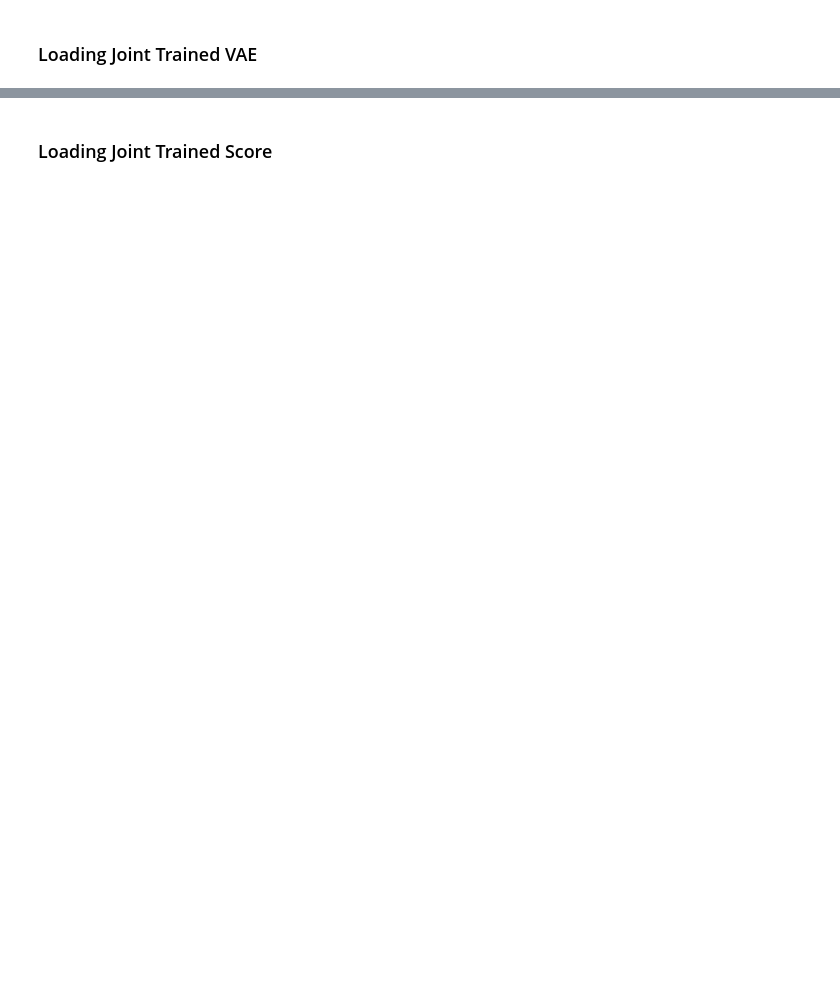
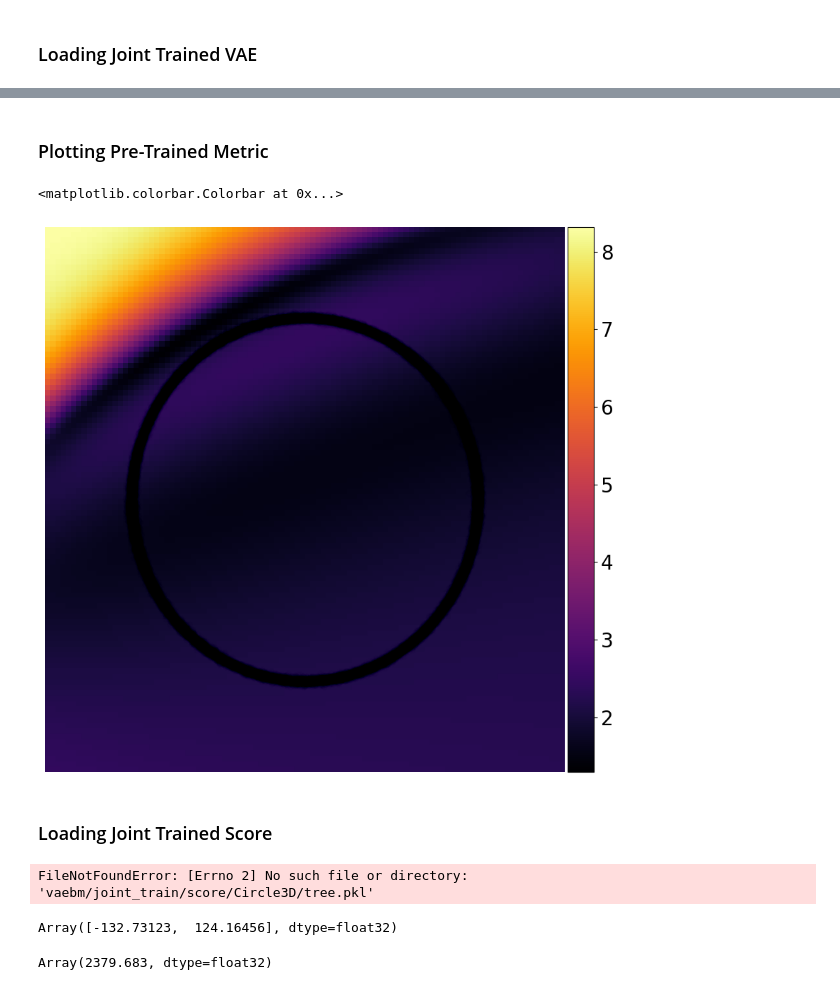
Before and after one commit to FrederikMR/score_diffusion_mean, a Jupyter notebook: vaebm.ipynb, the cells around one changed output, grey strips where cells are left out. Saved outputs shown, nothing was run; the diff lists cells and outputs as text; code cells hidden in the pictures; blank space fills up the shorter version.

```diff
--- a/vaebm.ipynb
+++ b/vaebm.ipynb
@@ -262,0 +289,2 @@ fig.colorbar(m, cax=cax, orientation='vertical', format=cbformat)#, cax=cax)
+# %% [markdown]
+### Plotting Pre-Trained Metric
@@ -263,2 +295,30 @@ fig.colorbar(m, cax=cax, orientation='vertical', format=cbformat)#, cax=cax)
+# %%
+X = jnp.transpose(jnp.stack((X1,X2, jnp.zeros_like(X1))), (1,2,0))
+# %%
+mu_zx = vmap(lambda x1: vmap(lambda x2: vae_apply_fn(vae_state.params, x2, vae_state.rng_key, vae_state.state_val).mu_zx)(x1))(X).squeeze()
+# %%
+g = vmap(lambda x1: vmap(lambda x2: Gvae_apply_fn(vae_state.params, x2, vae_state.rng_key, vae_state.state_val))(x1))(mu_zx).squeeze()
+# %%
+det_g = g = vmap(lambda x1: vmap(lambda x2: jnp.linalg.det(x2))(x1))(g).squeeze()
+# %%
+fig = plt.figure(figsize=(10,10))
+ax = fig.add_subplot(111)
+ax.scatter(data[:,0],data[:,1], color='black', alpha=0.01)
+ax.imshow(jnp.log(det_g), cmap=mpl.cm.inferno, interpolation='nearest', aspect='auto',
+          extent=[-0.5,2.5,-0.5,2.5])
+m = mpl.cm.ScalarMappable(cmap=mpl.cm.inferno)
+m.set_array(jnp.log(det_g))
+ax.autoscale(False)
+ax.set_axis_off()
+divider = make_axes_locatable(ax)
+cax = divider.append_axes("right", size='5%', pad=0.05)
+fig.colorbar(m, cax=cax, orientation='vertical', format=cbformat)#, cax=cax)
+# %% [output]
+<matplotlib.colorbar.Colorbar at 0x...>
+[figure, added]
 # %% [markdown]
 ### Loading Joint Trained Score
+# %%
+score_state = load_model(score_save_path_joint)
+# %% [output]
+FileNotFoundError: [Errno 2] No such file or directory: 'vaebm/joint_train/score/Circle3D/tree.pkl'
@@ -264,0 +344,8 @@ fig.colorbar(m, cax=cax, orientation='vertical', format=cbformat)#, cax=cax)
+# %%
+score_fun(mu_zx[1,1], z[1,1], t_zx[1,1])
+# %% [output]
+Array([-132.73123,  124.16456], dtype=float32)
+# %%
+t_zx[1,1]
+# %% [output]
+Array(2379.683, dtype=float32)
```
Also changed, not shown: parts of 35 cells of this notebook, 10 other files.
